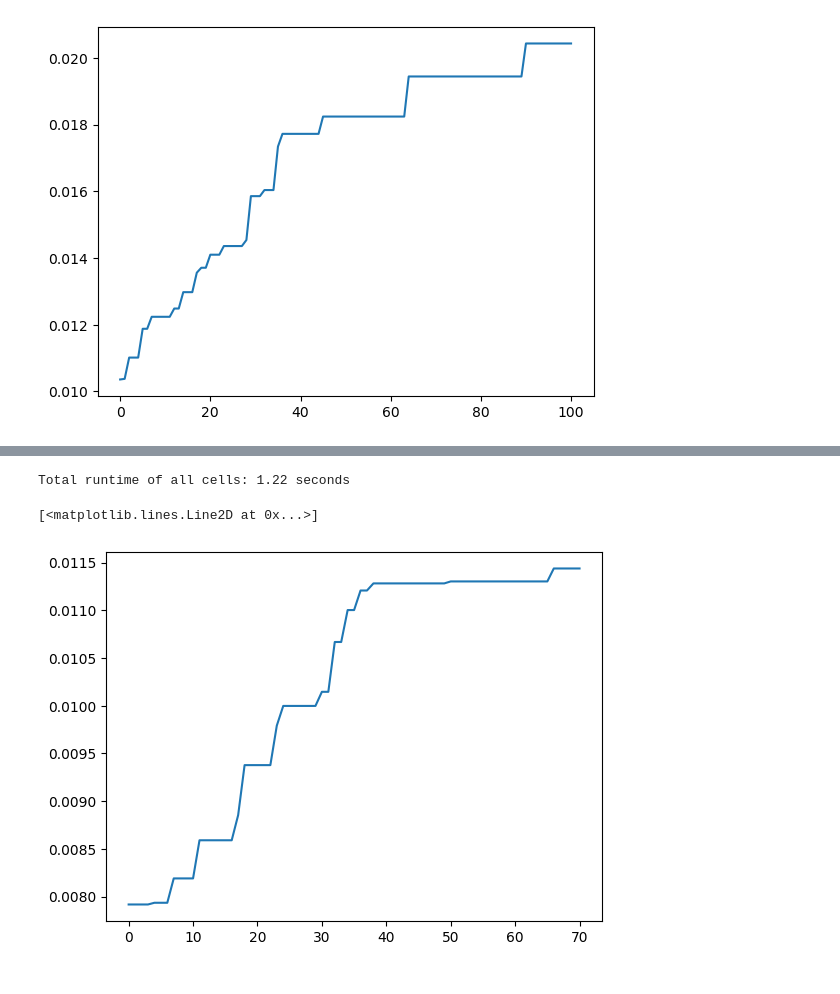
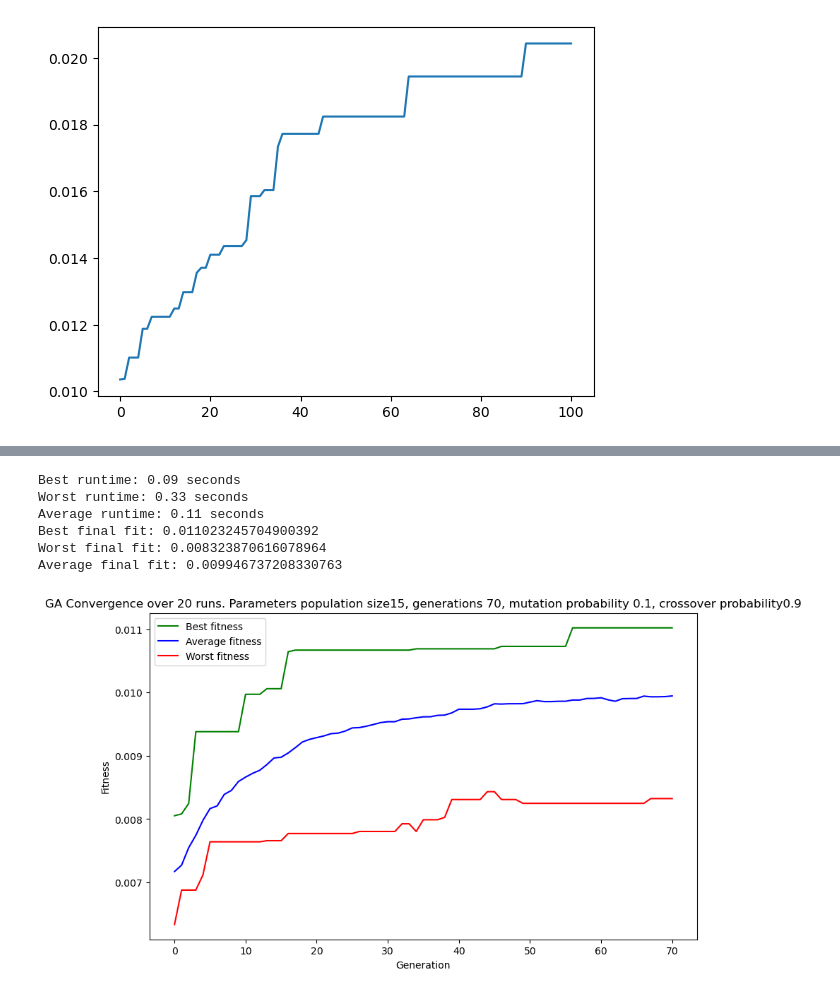
Before and after one commit to emibk/ACIT4610-1-Assignment-1, a Jupyter notebook: Assignment1.ipynb, the cells around one changed output, grey strips where cells are left out. Saved outputs shown, nothing was run; the diff lists cells and outputs as text; code cells hidden in the pictures.

```diff
--- a/Assignment1.ipynb
+++ b/Assignment1.ipynb
@@ -1135,24 +1280,72 @@ CUSTOMERS = [(4, 4), (2, 2),
 # number of vehicles
 N_VEHICLES = 8
 # %%
-POP_SIZE = 60
+POP_SIZE = 15
 
 GEN = 70
 
 mutation_prob = 0.1
 
 crossover_prob = 0.9
 
-start_time = time.perf_counter()
+runtimes = []
 
-fit = genetic_algorithm_4(mutation_prob, crossover_prob)
+best_fitnesses = []
 
-end_time = time.perf_counter()
-print(f"Total runtime of all cells: {end_time - start_time:.2f} seconds")
+final_bests = []
 
-plt.plot(fit)
+for i in range(20):
+    start_time = time.perf_counter()
+    best_each_gen = genetic_algorithm_4(mutation_prob, crossover_prob)
+    end_time = time.perf_counter()
+
+    best_fitnesses.append(best_each_gen)
+    final_best = best_each_gen[-1]
+    final_bests.append(final_best)
+    runtimes.append(end_time-start_time)
+
+best_runtime = min(runtimes)
+worst_runtime = max(runtimes)
+avg_runtime = sum(runtimes)/len(runtimes)
+
+print(f"Best runtime: {best_runtime:.2f} seconds")
+print(f"Worst runtime: {worst_runtime:.2f} seconds")
+print(f"Average runtime: {avg_runtime:.2f} seconds")
+
+best_final = max(final_bests)
+worst_final = min(final_bests)
+avg_final = sum(final_bests)/len(final_bests)
+
+print(f"Best final fit: {best_final} ")
+print(f"Worst final fit: {worst_final} ")
+print(f"Average final fit: {avg_final} ")
+
+
+
+best_fitnesses = np.array(best_fitnesses)
+#print(best_fitnesses.shape)
+
+best_per_gen_all_runs = np.max(best_fitnesses, axis=0)
+avg_per_gen_all_runs  = np.mean(best_fitnesses, axis=0)
+worst_per_gen_all_runs = np.min(best_fitnesses, axis=0)
+
+generations = range(best_fitnesses.shape[1])
+plt.figure(figsize=(10,6))
+plt.plot(generations, best_per_gen_all_runs, label='Best fitness', color='green')
+plt.plot(generations, avg_per_gen_all_runs , label='Average fitness', color='blue')
+plt.plot(generations, worst_per_gen_all_runs, label='Worst fitness', color='red')
+plt.xlabel('Generation')
+plt.ylabel('Fitness')
+plt.title(f'GA Convergence over 20 runs. Parameters population size'
+        f'{POP_SIZE}, generations {GEN}, mutation probability {mutation_prob}, crossover probability{crossover_prob}')
+plt.legend()
+plt.show()
 # %% [output]
-Total runtime of all cells: 1.22 seconds
+Best runtime: 0.09 seconds
+Worst runtime: 0.33 seconds
+Average runtime: 0.11 seconds
+Best final fit: 0.011023245704900392
+Worst final fit: 0.008323870616078964
+Average final fit: 0.009946737208330763
-[<matplotlib.lines.Line2D at 0x...>]
-[figure, old version]
+[figure, new version]
 # %%
```
Also changed, not shown: parts of 19 cells of this notebook.
